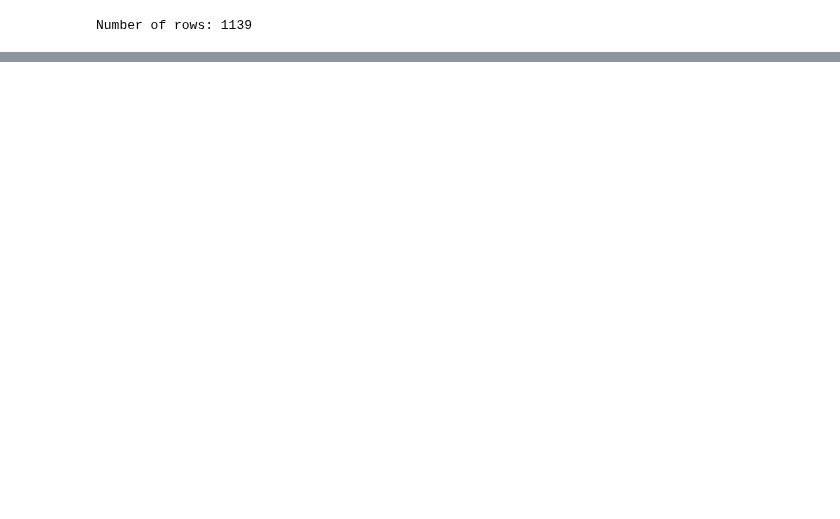
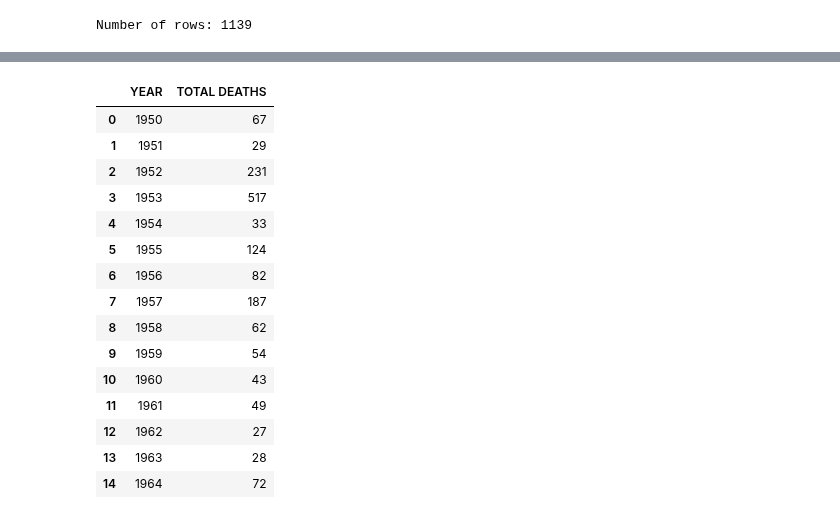
Before and after one commit to elizabethmorgan26/team1, a Jupyter notebook: 1950-1964_df.ipynb, the cells around one changed output, grey strips where cells are left out. Saved outputs shown, nothing was run; the diff lists cells and outputs as text; code cells hidden in the pictures; blank space fills up the shorter version.

```diff
--- a/1950-1964_df.ipynb
+++ b/1950-1964_df.ipynb
@@ -343,0 +353,20 @@ reordernarrow_df.to_csv("reorder_narrow_df_1950-1964.csv")
+# %%
+combined_year_deaths_df = year_deaths_df.groupby('YEAR')['TOTAL DEATHS'].sum().reset_index()
+combined_year_deaths_df
+# %% [output]
+|  | YEAR | TOTAL DEATHS |
+| 0 | 1950 | 67 |
+| 1 | 1951 | 29 |
+| 2 | 1952 | 231 |
+| 3 | 1953 | 517 |
+| 4 | 1954 | 33 |
+| 5 | 1955 | 124 |
+| 6 | 1956 | 82 |
+| 7 | 1957 | 187 |
+| 8 | 1958 | 62 |
+| 9 | 1959 | 54 |
+| 10 | 1960 | 43 |
+| 11 | 1961 | 49 |
+| 12 | 1962 | 27 |
+| 13 | 1963 | 28 |
+| 14 | 1964 | 72 |
```
Also changed, not shown: parts of 5 cells of this notebook, 4 other files.
